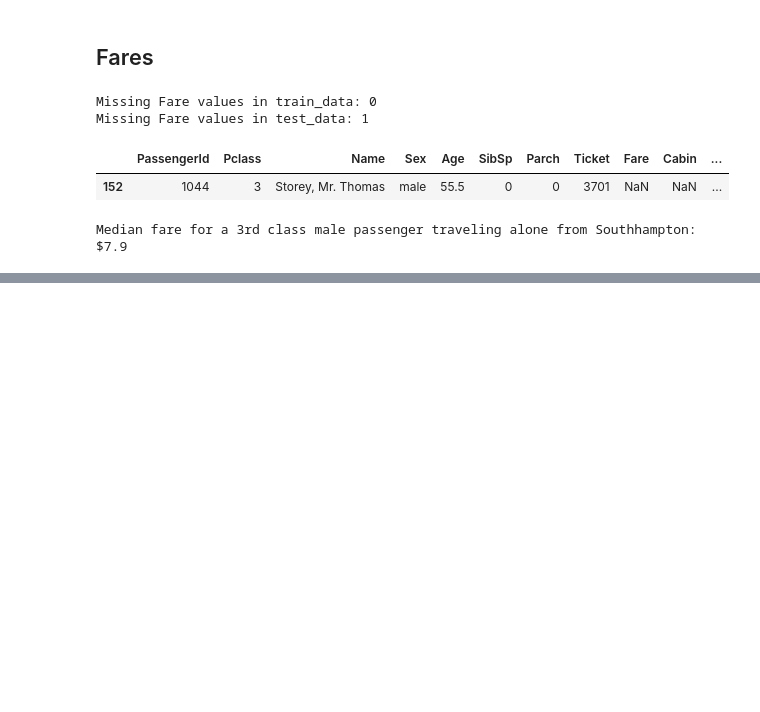
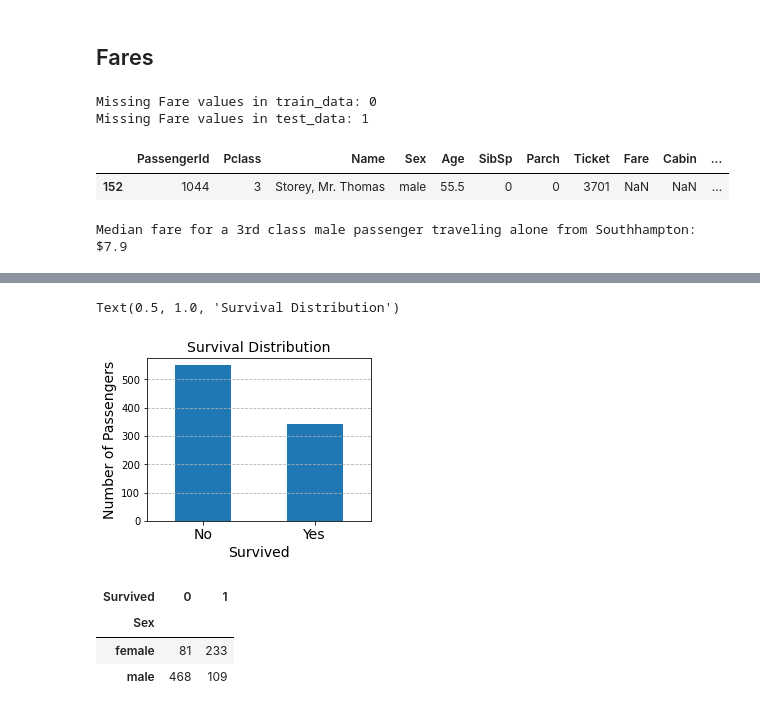
Before and after one commit to pdtTech/Titanic, a Jupyter notebook: Titanic Team Project.ipynb, the cells around one changed output, grey strips where cells are left out. Cells and saved outputs as stored; diff of their text form; code cells hidden in the pictures; blank space fills up the shorter version.

Commit message:
Add files via upload
Update 02: added more visuals at end of file and created new table with some columns dropped

```diff
--- a/Titanic Team Project.ipynb
+++ b/Titanic Team Project.ipynb
@@ -319,0 +288,25 @@ dtype: int64
+# %%
+# from the training data: how many survived
+survivedGroup = train_data.groupby('Survived').size()
+
+ax1 = survivedGroup.plot(kind='bar', figsize=(4,3))
+
+ax1.set_xticklabels(['No','Yes'])
+plt.xticks(rotation='horizontal', fontsize=14)
+plt.grid(axis='y', linestyle = '--')
+
+plt.xlabel('Survived',fontsize=14)
+plt.ylabel('Number of Passengers', fontsize=14)
+plt.title("Survival Distribution")
+# %% [output]
+Text(0.5, 1.0, 'Survival Distribution')
+[figure, added]
+# %%
+# Cross tablulation between two categorical variables
+CrossTabResult=pd.crosstab(index=titanic_train["Sex"],columns=titanic_train["Survived"])
+CrossTabResult
+# %% [output]
+| Survived | 0 | 1 |
+| Sex |  |  |
+| female | 81 | 233 |
+| male | 468 | 109 |
```
Also changed, not shown: parts of 9 cells of this notebook.
